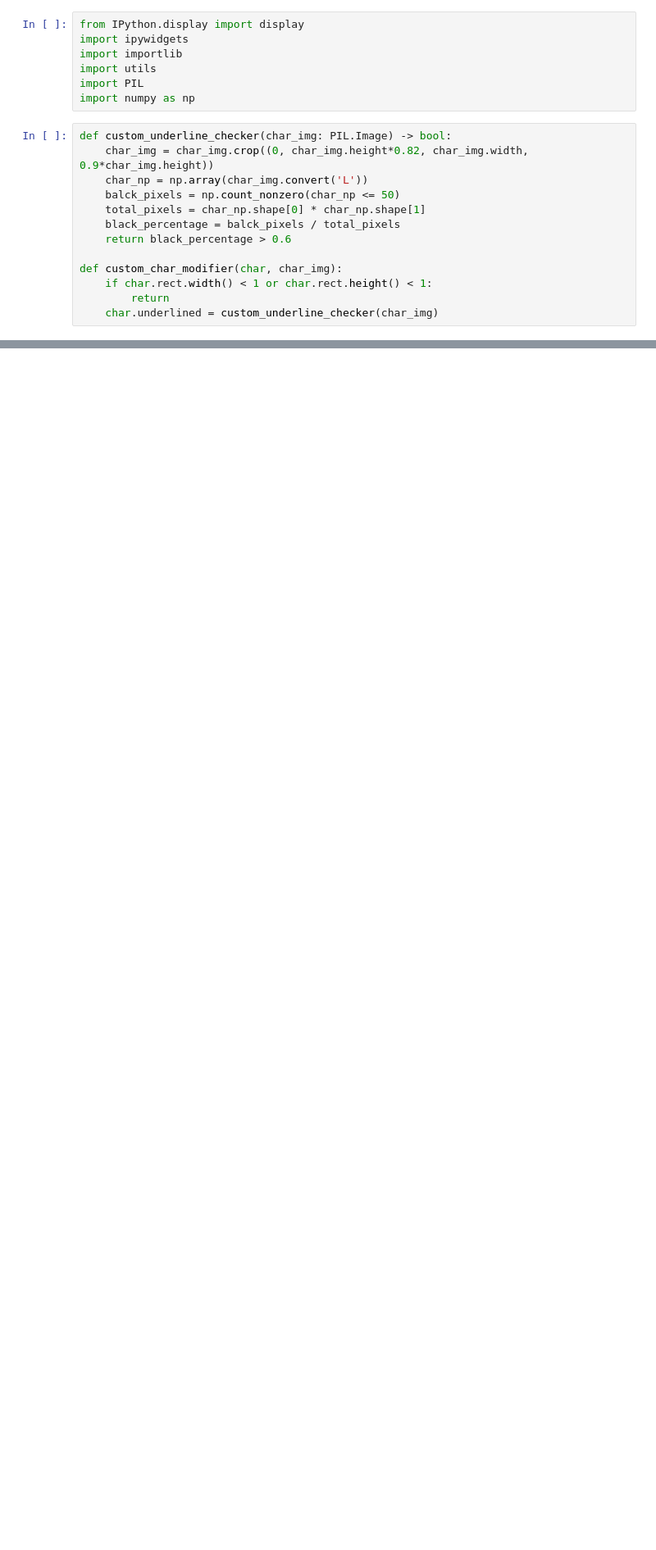
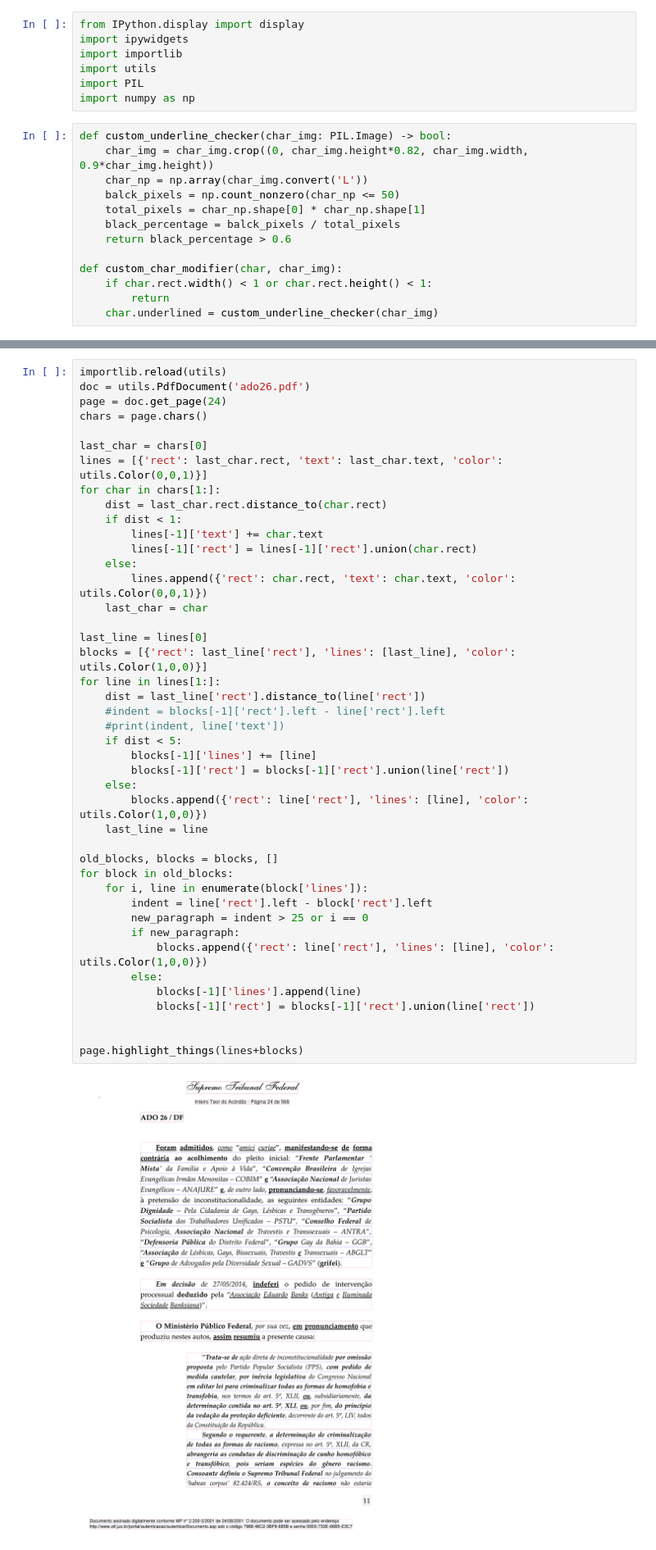
Before and after one commit to gjvnq/public-transcriptions, a Jupyter notebook: STF2.ipynb, the cells around one changed output, grey strips where cells are left out. Shown at 82% size. Saved outputs shown, nothing was run; the diff lists cells and outputs as text; blank space fills up the shorter version.

```diff
--- a/STF2.ipynb
+++ b/STF2.ipynb
@@ -34,0 +44,45 @@ utils.display_pil([img1, img2])
+# %%
+importlib.reload(utils)
+doc = utils.PdfDocument('ado26.pdf')
+page = doc.get_page(24)
+chars = page.chars()
+
+last_char = chars[0]
+lines = [{'rect': last_char.rect, 'text': last_char.text, 'color': utils.Color(0,0,1)}]
+for char in chars[1:]:
+    dist = last_char.rect.distance_to(char.rect)
+    if dist < 1:
+        lines[-1]['text'] += char.text
+        lines[-1]['rect'] = lines[-1]['rect'].union(char.rect)
+    else:
+        lines.append({'rect': char.rect, 'text': char.text, 'color': utils.Color(0,0,1)})
+    last_char = char
+
+last_line = lines[0]
+blocks = [{'rect': last_line['rect'], 'lines': [last_line], 'color': utils.Color(1,0,0)}]
+for line in lines[1:]:
+    dist = last_line['rect'].distance_to(line['rect'])
+    #indent = blocks[-1]['rect'].left - line['rect'].left
+    #print(indent, line['text'])
+    if dist < 5:
+        blocks[-1]['lines'] += [line]
+        blocks[-1]['rect'] = blocks[-1]['rect'].union(line['rect'])
+    else:
+        blocks.append({'rect': line['rect'], 'lines': [line], 'color': utils.Color(1,0,0)})
+    last_line = line
+
+old_blocks, blocks = blocks, []
+for block in old_blocks:
+    for i, line in enumerate(block['lines']):
+        indent = line['rect'].left - block['rect'].left
+        new_paragraph = indent > 25 or i == 0
+        if new_paragraph:
+            blocks.append({'rect': line['rect'], 'lines': [line], 'color': utils.Color(1,0,0)})
+        else:
+            blocks[-1]['lines'].append(line)
+            blocks[-1]['rect'] = blocks[-1]['rect'].union(line['rect'])
+
+
+page.highlight_things(lines+blocks)
+# %% [output]
+[figure, added]
```
Also changed, not shown: parts of 2 cells of this notebook, 1 other file.
